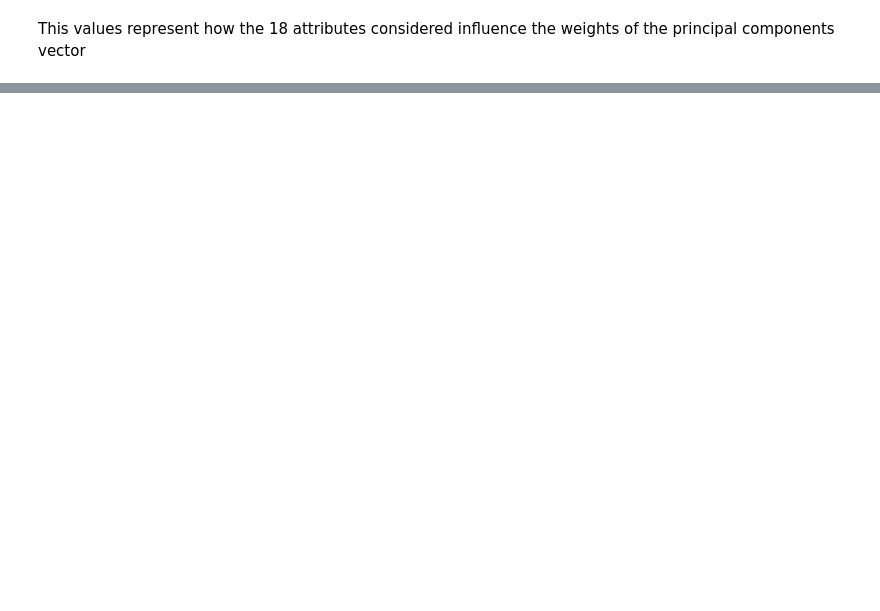
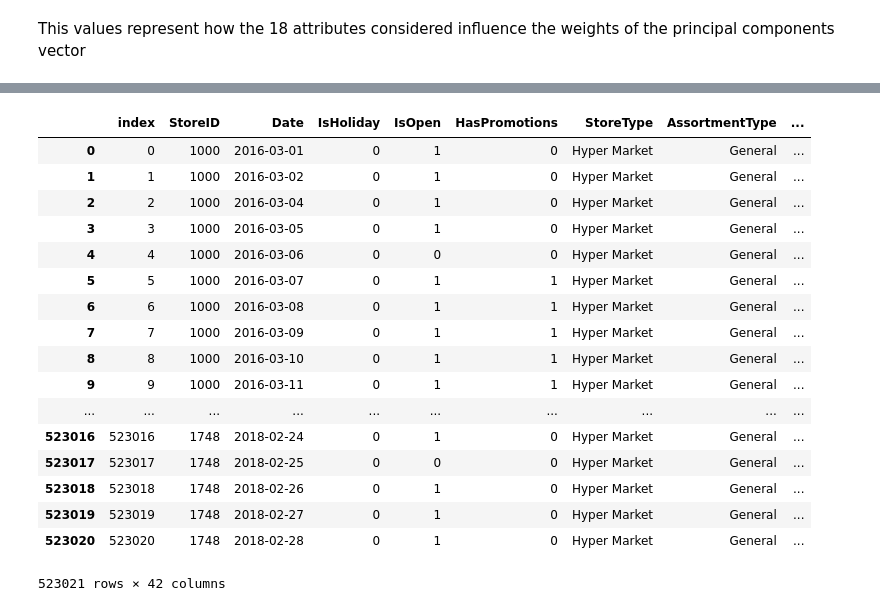
Before and after one commit to mirkomantovani/DMTM-project-BIP, a Jupyter notebook: PCA analysis on preprocessed_train.ipynb, the cells around one changed output, grey strips where cells are left out. Cells and saved outputs as stored; diff of their text form; code cells hidden in the pictures; blank space fills up the shorter version.

```diff
--- a/PCA analysis on preprocessed_train.ipynb
+++ b/PCA analysis on preprocessed_train.ipynb
@@ -139,3 +141,7 @@ p9  0.007167  0.000455  0.000455  0.000455
 # %% [markdown]
 This values represent how the 18 attributes considered influence the weights
 of the principal components vector
+# %%
+for x in features:
+    df = df.drop(x, 1)
+df.info()
@@ -141,0 +166,22 @@ of the principal components vector
+# %%
+finalDf=pd.concat([df,principalDf],axis=1)
+finalDf
+# %% [output]
+|  | index | StoreID | Date | IsHoliday | IsOpen | HasPromotions | StoreType | AssortmentType | ... |
+| 0 | 0 | 1000 | 2016-03-01 | 0 | 1 | 0 | Hyper Market | General | ... |
+| 1 | 1 | 1000 | 2016-03-02 | 0 | 1 | 0 | Hyper Market | General | ... |
+| 2 | 2 | 1000 | 2016-03-04 | 0 | 1 | 0 | Hyper Market | General | ... |
+| 3 | 3 | 1000 | 2016-03-05 | 0 | 1 | 0 | Hyper Market | General | ... |
+| 4 | 4 | 1000 | 2016-03-06 | 0 | 0 | 0 | Hyper Market | General | ... |
+| 5 | 5 | 1000 | 2016-03-07 | 0 | 1 | 1 | Hyper Market | General | ... |
+| 6 | 6 | 1000 | 2016-03-08 | 0 | 1 | 1 | Hyper Market | General | ... |
+| 7 | 7 | 1000 | 2016-03-09 | 0 | 1 | 1 | Hyper Market | General | ... |
+| 8 | 8 | 1000 | 2016-03-10 | 0 | 1 | 1 | Hyper Market | General | ... |
+| 9 | 9 | 1000 | 2016-03-11 | 0 | 1 | 1 | Hyper Market | General | ... |
+| ... | ... | ... | ... | ... | ... | ... | ... | ... | ... |
+| 523016 | 523016 | 1748 | 2018-02-24 | 0 | 1 | 0 | Hyper Market | General | ... |
+| 523017 | 523017 | 1748 | 2018-02-25 | 0 | 0 | 0 | Hyper Market | General | ... |
+| 523018 | 523018 | 1748 | 2018-02-26 | 0 | 1 | 0 | Hyper Market | General | ... |
+| 523019 | 523019 | 1748 | 2018-02-27 | 0 | 1 | 0 | Hyper Market | General | ... |
+| 523020 | 523020 | 1748 | 2018-02-28 | 0 | 1 | 0 | Hyper Market | General | ... |
+523021 rows × 42 columns
```
Also changed, not shown: parts of 10 cells of this notebook.
